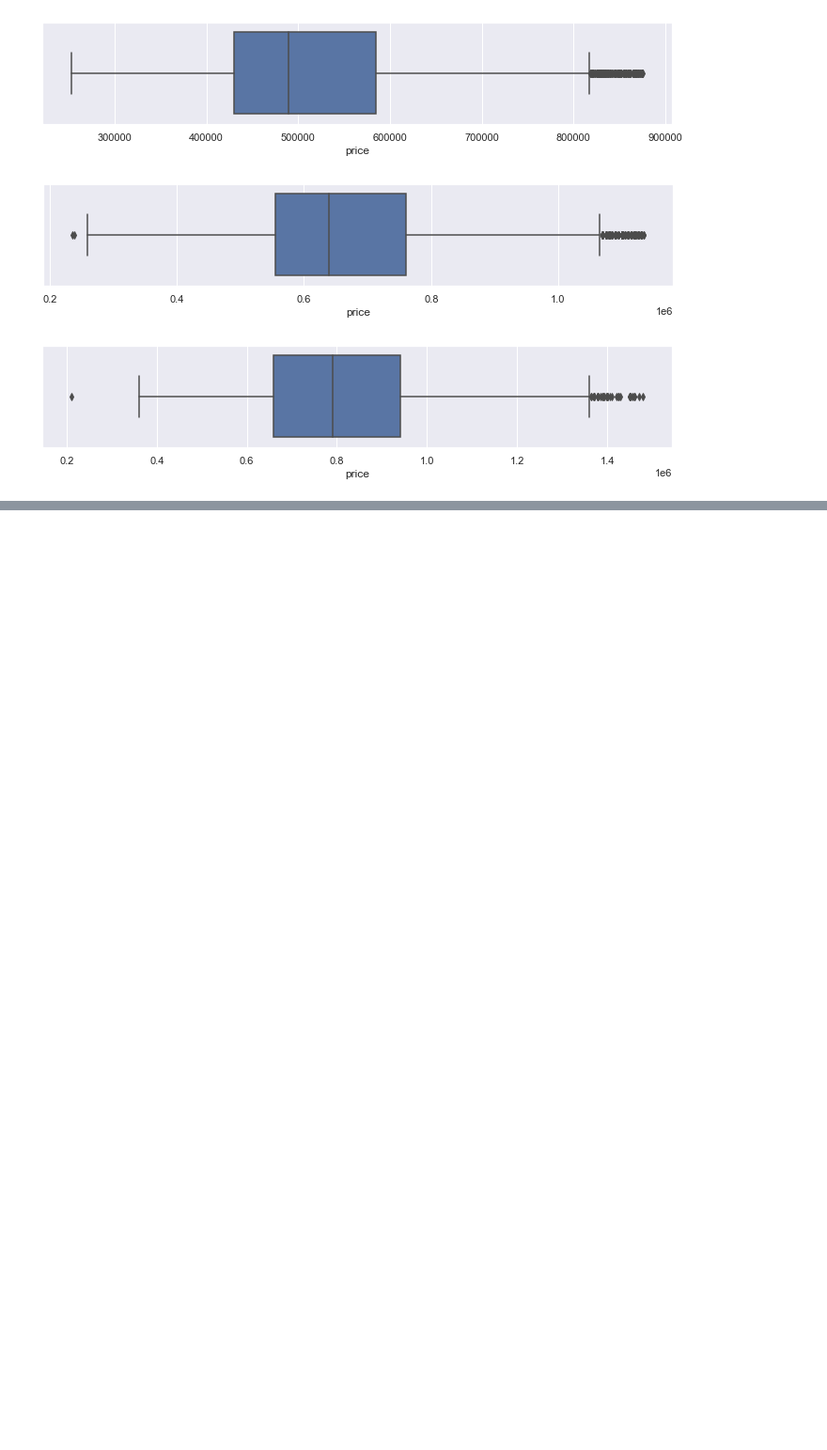
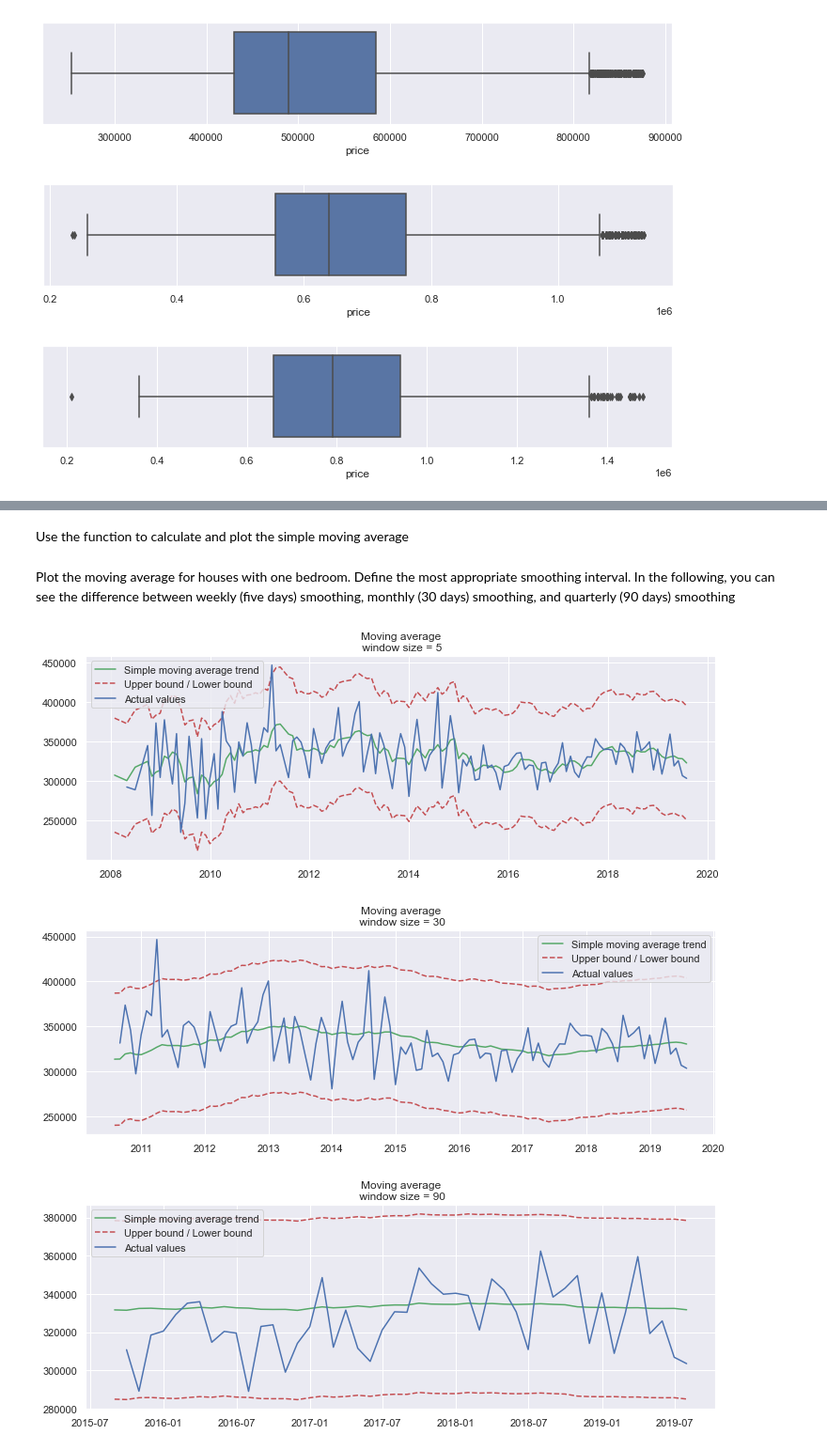
Before and after one commit to donata-p/project-to-build-family-homes, a Jupyter notebook: Preparing quantitative data_build_houses.ipynb, the cells around one changed output, grey strips where cells are left out. Shown at 94% size. Cells and saved outputs as stored; diff of their text form; code cells hidden in the pictures; blank space fills up the shorter version.

```diff
--- a/Preparing quantitative data_build_houses.ipynb
+++ b/Preparing quantitative data_build_houses.ipynb
@@ -358,0 +417,42 @@ ax = sns.boxplot(x=df_5_non_outlier['price'],whis=1.5)
+# %% [markdown]
+Use the function to calculate and plot the simple moving average
+# %%
+# Discussed in tutorial video.
+# Function to calculate and plot the simple moving average:
+def plot_moving_average(series, window, plot_intervals=False, scale=1.96):
+
+    rolling_mean = series.rolling(window=window).mean()
+
+    plt.figure(figsize=(12,4))
+    plt.title("Moving average\n window size = {}".format(window))
+    plt.plot(rolling_mean, 'g', label='Simple moving average trend')
+
+    # Plot confidence intervals for smoothed values.
+    if plot_intervals:
+        mae = mean_absolute_error(series[window:], rolling_mean[window:])
+        deviation = np.std(series[window:] - rolling_mean[window:])
+        lower_bound = rolling_mean - (mae + scale * deviation)
+        upper_bound = rolling_mean + (mae + scale * deviation)
+        plt.plot(upper_bound, 'r--', label='Upper bound / Lower bound')
+        plt.plot(lower_bound, 'r--')
+
+    plt.plot(series[window:], label='Actual values')
+    plt.legend(loc='best')
+    plt.grid(True)
+# %% [markdown]
+Plot the moving average for houses with one bedroom.
+Define the most appropriate smoothing interval. In the following, you can see the difference between weekly (five days) smoothing, monthly (30 days) smoothing, and quarterly (90 days) smoothing
+# %%
+# 1 bedroom:
+# 5 days:
+plot_moving_average(df_1_res.price, 5, plot_intervals=True)
+
+# 30-days smoothing:
+plot_moving_average(df_1_res.price, 30, plot_intervals=True)
+
+# 90-days smoothing:
+plot_moving_average(df_1_res.price, 90, plot_intervals=True)
+# %% [output]
+[figure, added]
+[figure, added]
+[figure, added]
```
Also changed, not shown: parts of 4 cells of this notebook.
